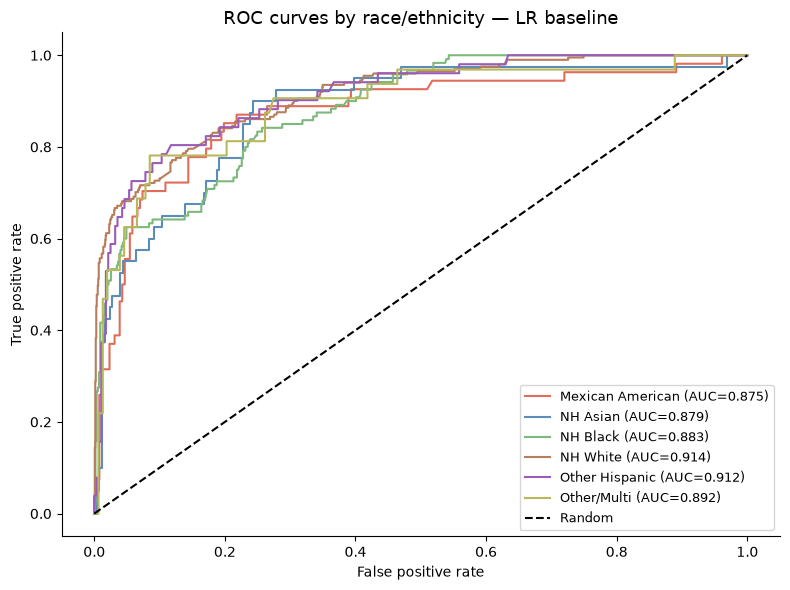
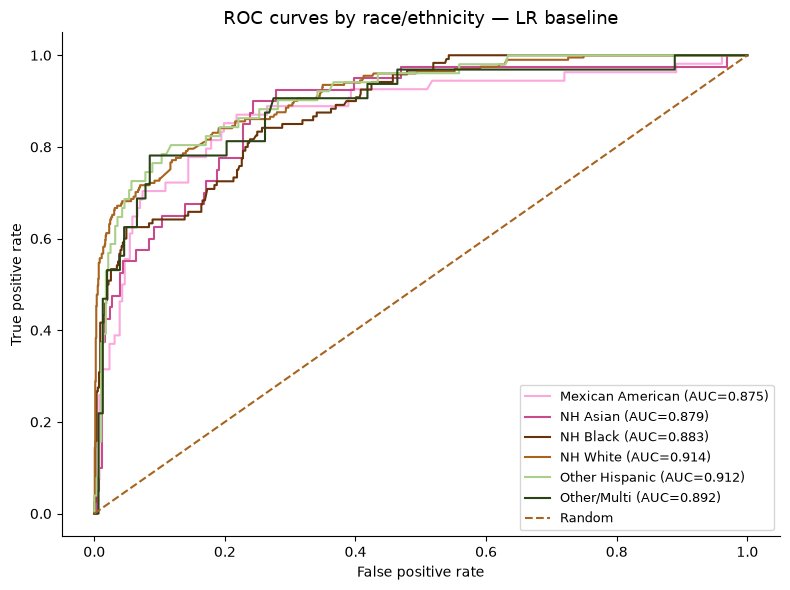
The notebook cell's code change between the first figure and the second:
--- before
+++ after
@@ -1,4 +1,4 @@
 fig, ax = plt.subplots(figsize=(8, 6))
-colors = ['#E06C5A', '#5B8DB8', '#7DB87D', '#B87D5B', '#9B5BB8', '#B8B85B']
+colors = [PALETTE[i % len(PALETTE)] for i in range(len(groups.unique()))]
 
 for color, group_label in zip(colors, sorted(groups.unique())):
@@ -11,5 +11,5 @@
     ax.plot(fpr, tpr, label=f'{group_label} (AUC={auc:.3f})', color=color)
 
-ax.plot([0, 1], [0, 1], 'k--', label='Random')
+ax.plot([0, 1], [0, 1], linestyle='--', color=PALETTE[3], label='Random')
 ax.set_xlabel('False positive rate')
 ax.set_ylabel('True positive rate')

Commit: Added a colour palette